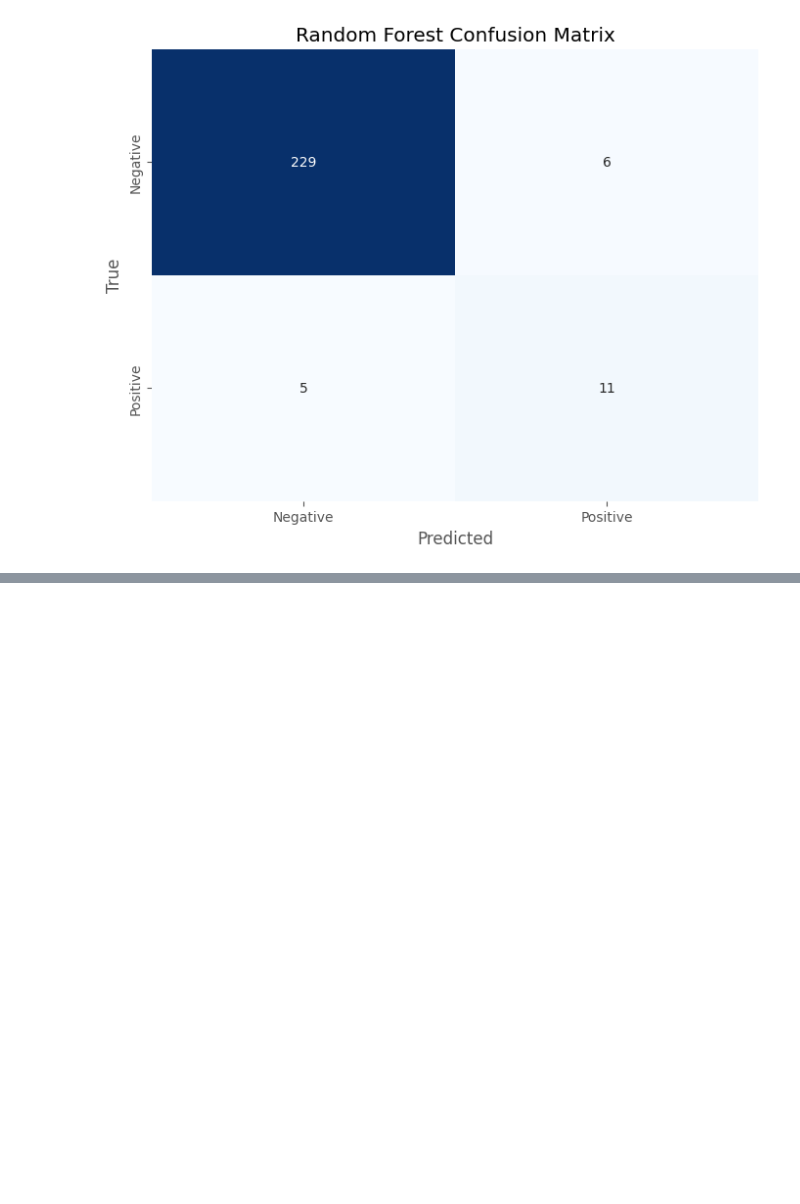
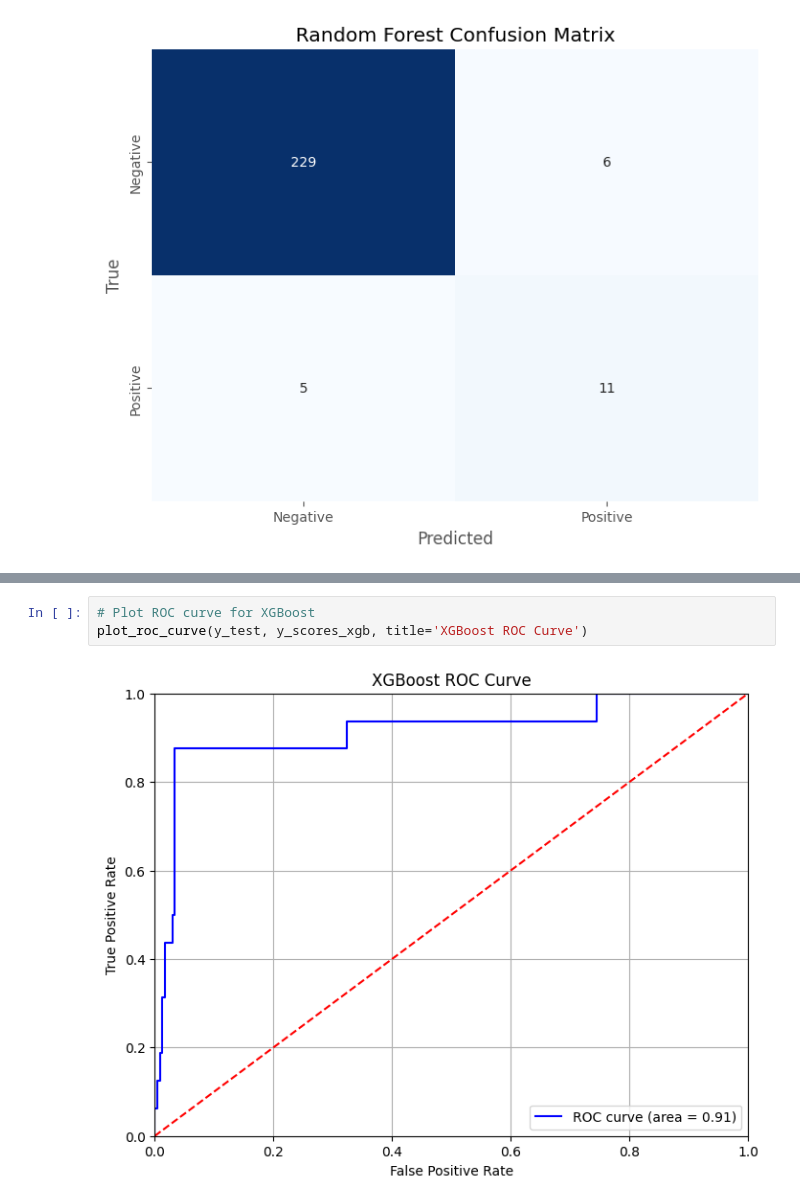
Before and after one commit to va22abb/Msc-Data-Project-Comparative-study-of-machine-learning-algorithms-in-predicting-cervical-cancer, a Jupyter notebook: Cervical_Cancer_Code.ipynb, the cells around one changed output, grey strips where cells are left out. Saved outputs shown, nothing was run; the diff lists cells and outputs as text; blank space fills up the shorter version.

```diff
--- a/Cervical_Cancer_Code.ipynb
+++ b/Cervical_Cancer_Code.ipynb
@@ -564,0 +612,5 @@ plot_confusion_matrix(y_test, y_pred_xgb, title='XGBoost Confusion Matrix')
+# %%
+# Plot ROC curve for XGBoost
+plot_roc_curve(y_test, y_scores_xgb, title='XGBoost ROC Curve')
+# %% [output]
+[figure, added]
```
Also changed, not shown: parts of 16 cells of this notebook.
